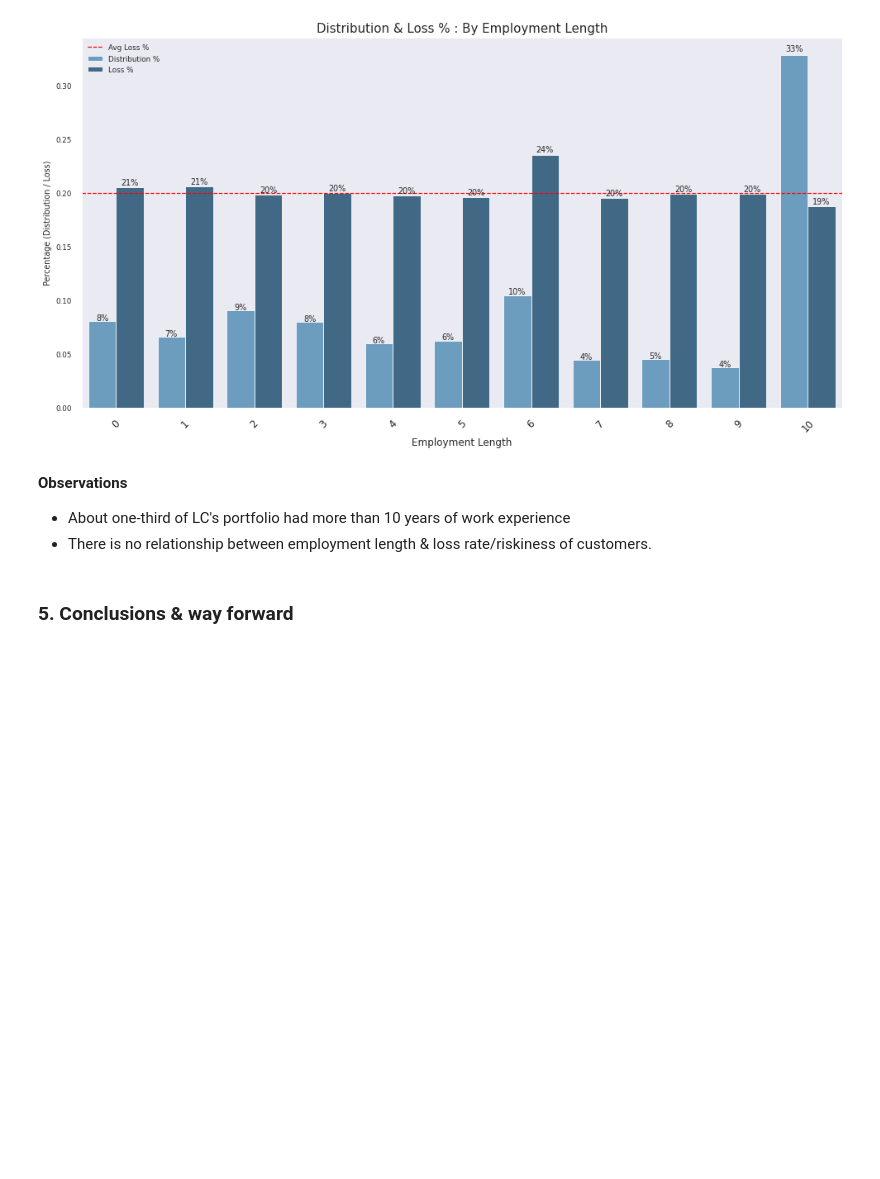
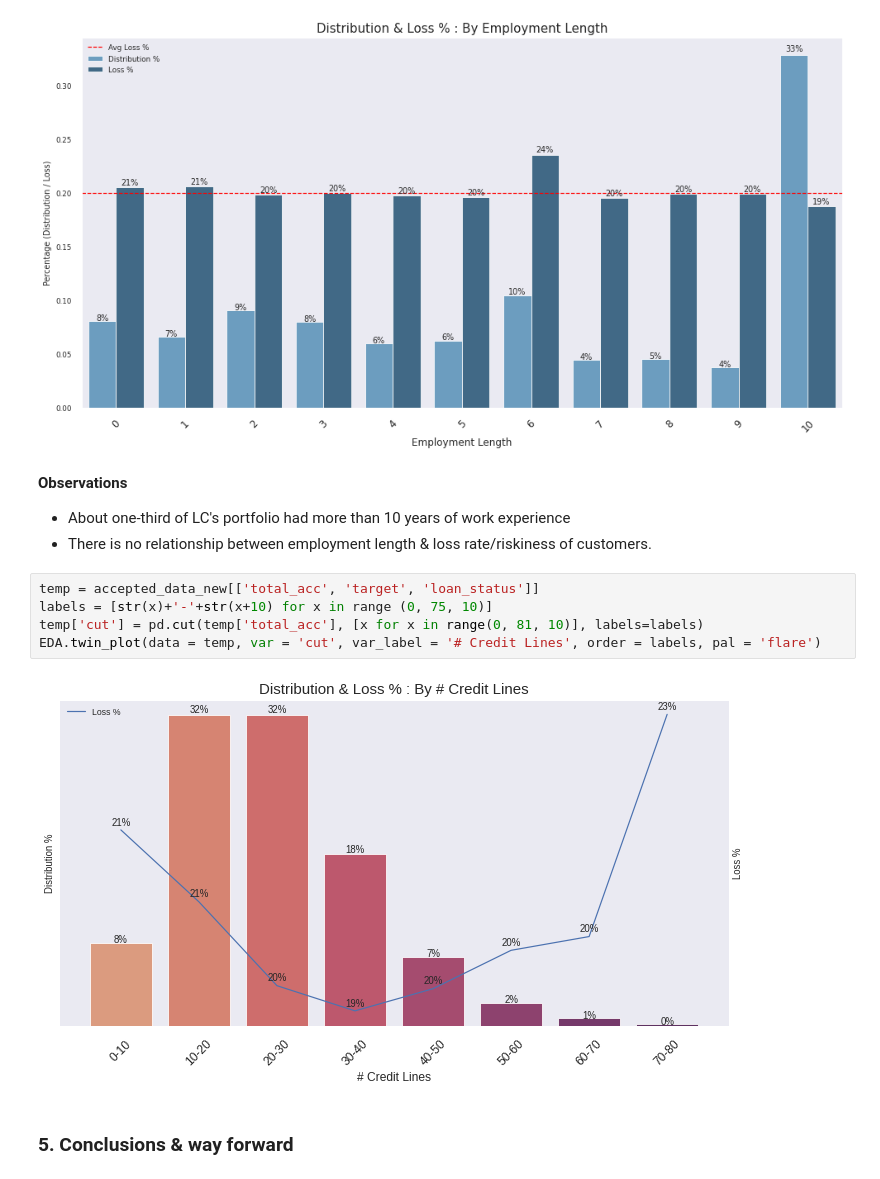
Before and after one commit to sashwinbwaj/Lending-Club-Analysis, a Jupyter notebook: LendingClub_EDA.ipynb, the cells around one changed output. Cells and saved outputs as stored; diff of their text form; blank space fills up the shorter version.

```diff
--- a/LendingClub_EDA.ipynb
+++ b/LendingClub_EDA.ipynb
@@ -721,6 +798,13 @@ EDA.combo_graph(var = 'emp_length', var_label = 'Employment Length')
 **Observations**
 * About one-third of LC's portfolio had more than 10 years of work experience
 * There is no relationship between employment length & loss rate/riskiness of customers.
+# %%
+temp = accepted_data_new[['total_acc', 'target', 'loan_status']]
+labels = [str(x)+'-'+str(x+10) for x in range (0, 75, 10)]
+temp['cut'] = pd.cut(temp['total_acc'], [x for x in range(0, 81, 10)], labels=labels)
+EDA.twin_plot(data = temp, var = 'cut', var_label = '# Credit Lines', order = labels, pal = 'flare')
+# %% [output]
+[figure, added]
 # %% [markdown]
 ### 5. Conclusions & way forward
 # %% [markdown]
```
Also changed, not shown: parts of 24 cells of this notebook.
